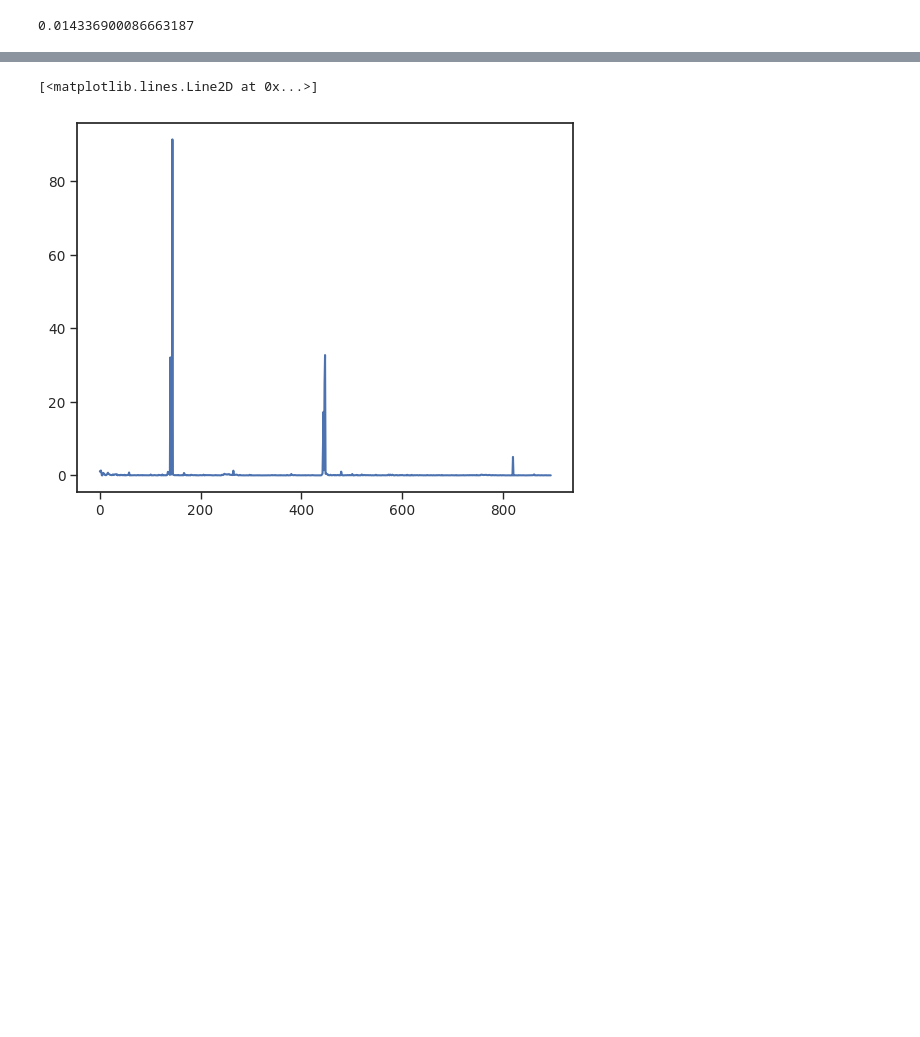
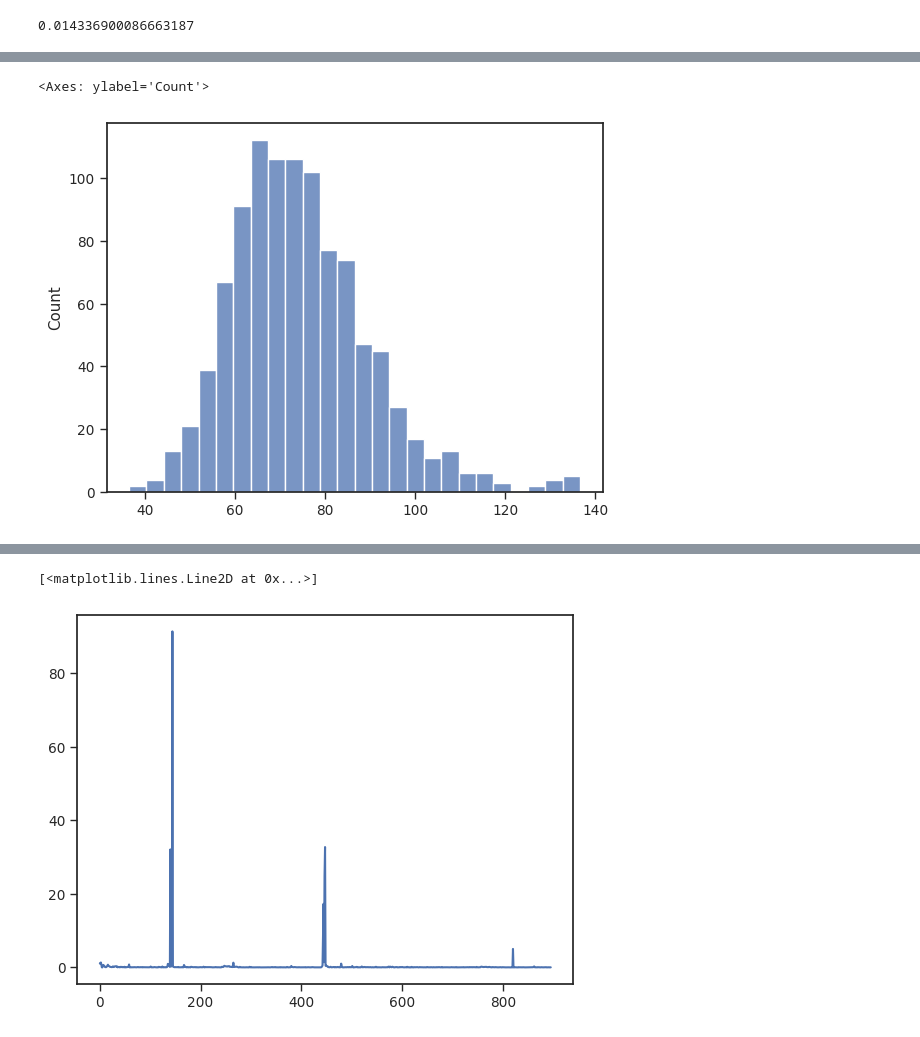
Before and after one commit to p-koo/creme-nn, a Jupyter notebook: figures/sufficiency_necessity.ipynb, the cells around one changed output, grey strips where cells are left out. Drawn from its saved outputs; the diff is of its cells as text; code cells hidden in the pictures; blank space fills up the shorter version.

```diff
--- a/figures/sufficiency_necessity.ipynb
+++ b/figures/sufficiency_necessity.ipynb
@@ -397,0 +453,5 @@ res_con['mut'][[447, 448],0].mean()
+# %%
+sns.histplot(no_contex_preds)
+# %% [output]
+<Axes: ylabel='Count'>
+[figure, added]
```
Also changed, not shown: parts of 31 cells of this notebook, 5 other files.
